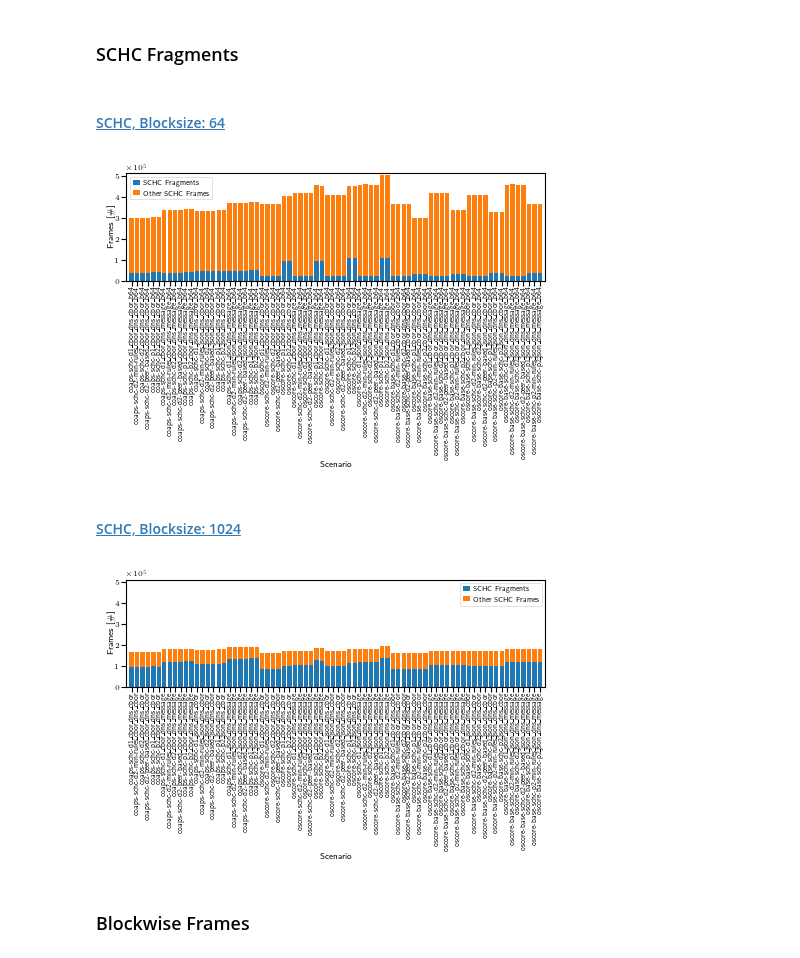
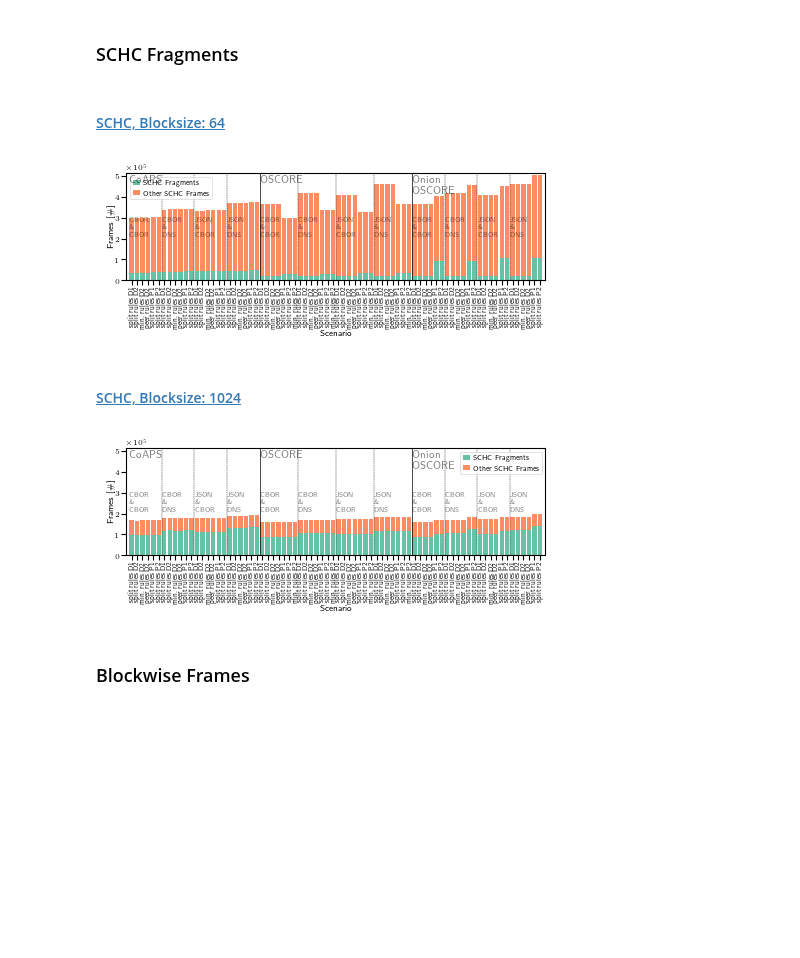
Before and after one commit to miri64/artifacts-eurosp26-doc-privacy, a Jupyter notebook: dataset_exploration.ipynb, the cells around one changed output. Drawn from its saved outputs; the diff is of its cells as text; code cells hidden in the pictures; blank space fills up the shorter version.

```diff
--- a/dataset_exploration.ipynb
+++ b/dataset_exploration.ipynb
@@ -305,9 +306,20 @@ shape: (296, 56)
 ## Load Pre-Calculated Data and Prepare for Plotting
 # %%
 df = polars.read_parquet(INPUT_PATH / "stats.parquet")
-df = df.sort(
-    ["l2", "blocksize", "protocol", "data format", "DNS format", "setup", "l2_mode"]
-)
+df = df.with_columns(
+    [
+        polars.col("protocol").map_elements(
+            ["https", "coap", "coaps", "oscore-base", "oscore"].index,
+            return_dtype=polars.Int8,
+        ).alias("protocol_score"),
+        polars.col("l2_mode").map_elements(
+            ["none", "min-rules", "peer-based"].index,
+            return_dtype=polars.Int8,
+        ).alias("l2_mode_score"),
+    ]
+).sort(
+    ["l2", "blocksize", "protocol_score", "data format", "DNS format", "setup", "l2_mode_score"],
+).select(df.columns)
 # %% [markdown]
 ## Plot
 # %%
@@ -431,6 +563,11 @@ for l2 in ["eth", "schc"]:
     for blocksize in [64, 1024]:
         matplotlib.pyplot.clf()
         matplotlib.style.use(str(EVALUATION_DIR / "mlenders_fullslide.mplstyle"))
+        matplotlib.rcParams["axes.prop_cycle"] = matplotlib.pyplot.cycler(
+            "color",
+            matplotlib.colormaps["Set2"].colors,
+        )
+
         pltstats = df.filter(
             (polars.col("l2") == l2) & (polars.col("blocksize") == blocksize)
         )
@@ -444,6 +581,7 @@ for l2 in ["eth", "schc"]:
         ax.ticklabel_format(axis='y', style='sci', scilimits=(5,5))
         ax.set_ylim(0, df["frames"].max() + 10000)
         ax.set_ylabel(r"Frames [\#]")
+        mark_groups(ax)
 
         filename = EVALUATION_DIR / "plots" / f"frames_{l2}_{blocksize}.pdf"
         matplotlib.pyplot.savefig(filename, bbox_inches="tight", pad_inches=0.01)
@@ -466,6 +604,11 @@ for l2 in ["eth", "schc"]:
     for blocksize in [64, 1024]:
         matplotlib.pyplot.clf()
         matplotlib.style.use(str(EVALUATION_DIR / "mlenders_fullslide.mplstyle"))
+        matplotlib.rcParams["axes.prop_cycle"] = matplotlib.pyplot.cycler(
+            "color",
+            matplotlib.colormaps["Set2"].colors,
+        )
+
         pltstats = df.filter(
             (polars.col("l2") == l2) & (polars.col("blocksize") == blocksize)
         )
@@ -489,6 +632,8 @@ for l2 in ["eth", "schc"]:
         ax.set_ylabel(r"Frames [\#]")
         ax.legend()
 
+        mark_groups(ax)
+
         filename = EVALUATION_DIR / "plots" / f"req_resp_frames_{l2}_{blocksize}.pdf"
         matplotlib.pyplot.savefig(filename, bbox_inches="tight", pad_inches=0.01)
         display(Markdown(f"#### [{L2_READABLE[l2]}, Blocksize: {blocksize}]({filename.relative_to(EVALUATION_DIR)})"))
@@ -510,6 +655,11 @@ for l2 in ["eth", "schc"]:
     for blocksize in [64, 1024]:
         matplotlib.pyplot.clf()
         matplotlib.style.use(str(EVALUATION_DIR / "mlenders_fullslide.mplstyle"))
+        matplotlib.rcParams["axes.prop_cycle"] = matplotlib.pyplot.cycler(
+            "color",
+            matplotlib.colormaps["Set2"].colors,
+        )
+
         pltstats = df.filter(
             (polars.col("l2") == l2) & (polars.col("blocksize") == blocksize)
         )
@@ -533,6 +683,8 @@ for l2 in ["eth", "schc"]:
         ax.set_ylabel(r"Frames [\#]")
         ax.legend()
 
+        mark_groups(ax)
+
         filename = EVALUATION_DIR / "plots" / f"dns_data_frames_{l2}_{blocksize}.pdf"
         matplotlib.pyplot.savefig(filename, bbox_inches="tight", pad_inches=0.01)
         display(Markdown(f"#### [{L2_READABLE[l2]}, Blocksize: {blocksize}]({filename.relative_to(EVALUATION_DIR)})"))
@@ -554,41 +706,48 @@ for l2 in ["schc"]:
     for blocksize in [64, 1024]:
         matplotlib.pyplot.clf()
         matplotlib.style.use(str(EVALUATION_DIR / "mlenders_fullslide.mplstyle"))
+        matplotlib.rcParams["axes.prop_cycle"] = matplotlib.pyplot.cycler(
+            "color",
+            matplotlib.colormaps["Set2"].colors,
+        )
+
         pltstats = df.filter(
             (polars.col("l2") == l2) & (polars.col("blocksize") == blocksize)
         )
 
         ax = matplotlib.pyplot.gca()
         ax.bar(
             pltstats["scenario"],
             pltstats["SCHC fragments"],
             label="SCHC Fragments"
         )
         ax.bar(
             pltstats["scenario"],
             pltstats["frames"] - pltstats["SCHC fragments"],
             label="Other SCHC Frames",
             bottom=pltstats["SCHC fragments"]
         )
 
         ax.set_xlim(-1, pltstats.shape[0])
         ax.tick_params(axis='x', labelrotation=90)
         ax.set_xlabel("Scenario")
         ax.ticklabel_format(axis='y', style='sci', scilimits=(5,5))
         ax.set_ylim(0, df["frames"].max() + 10000)
         ax.set_ylabel(r"Frames [\#]")
         ax.legend()
 
+        mark_groups(ax)
+
         filename = EVALUATION_DIR / "plots" / f"schc_frames_{l2}_{blocksize}.pdf"
         matplotlib.pyplot.savefig(filename, bbox_inches="tight", pad_inches=0.01)
         display(Markdown(f"#### [{L2_READABLE[l2]}, Blocksize: {blocksize}]({filename.relative_to(EVALUATION_DIR)})"))
 
         matplotlib.pyplot.show()
 # %% [output]
 #### [SCHC, Blocksize: 64](plots/schc_frames_schc_64.pdf)
-[figure, old version]
+[figure, new version]
 #### [SCHC, Blocksize: 1024](plots/schc_frames_schc_1024.pdf)
-[figure, old version]
+[figure, new version]
 # %% [markdown]
 ### Blockwise Frames
 # %%
```
Also changed, not shown: parts of 7 cells of this notebook, 46 other files.
